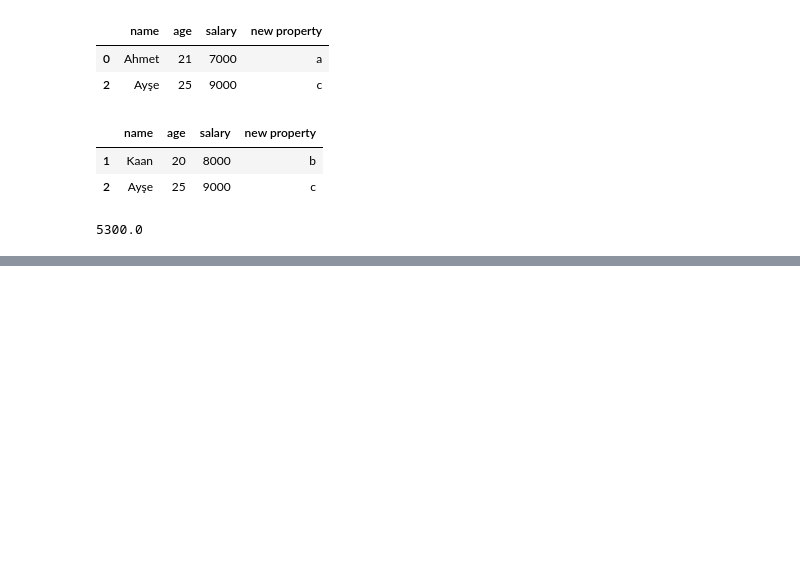
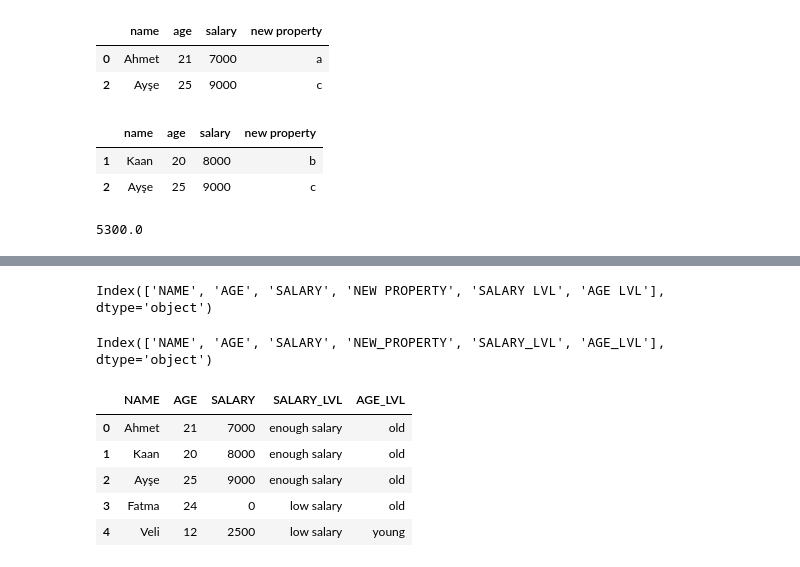
Before and after one commit to akaanuzman/data_science, a Jupyter notebook: Pandas.ipynb, the cells around one changed output, grey strips where cells are left out. Saved outputs shown, nothing was run; the diff lists cells and outputs as text; code cells hidden in the pictures; blank space fills up the shorter version.

```diff
--- a/Pandas.ipynb
+++ b/Pandas.ipynb
@@ -288,0 +277,20 @@ df1.drop()
+# %%
+df1.columns = [e.upper() for e in df1.columns]
+df1.columns
+# %% [output]
+Index(['NAME', 'AGE', 'SALARY', 'NEW PROPERTY', 'SALARY LVL', 'AGE LVL'], dtype='object')
+# %%
+df1.columns = [each.split()[0]+"_"+each.split()[1] if len(each.split())> 1 else each for each in df1.columns]
+df1.columns
+# %% [output]
+Index(['NAME', 'AGE', 'SALARY', 'NEW_PROPERTY', 'SALARY_LVL', 'AGE_LVL'], dtype='object')
+# %%
+df1.drop("NEW_PROPERTY",axis = 1,inplace = True)
+df1
+# %% [output]
+|  | NAME | AGE | SALARY | SALARY_LVL | AGE_LVL |
+| 0 | Ahmet | 21 | 7000 | enough salary | old |
+| 1 | Kaan | 20 | 8000 | enough salary | old |
+| 2 | Ayşe | 25 | 9000 | enough salary | old |
+| 3 | Fatma | 24 | 0 | low salary | old |
+| 4 | Veli | 12 | 2500 | low salary | young |
```
Also changed, not shown: parts of 11 cells of this notebook.
